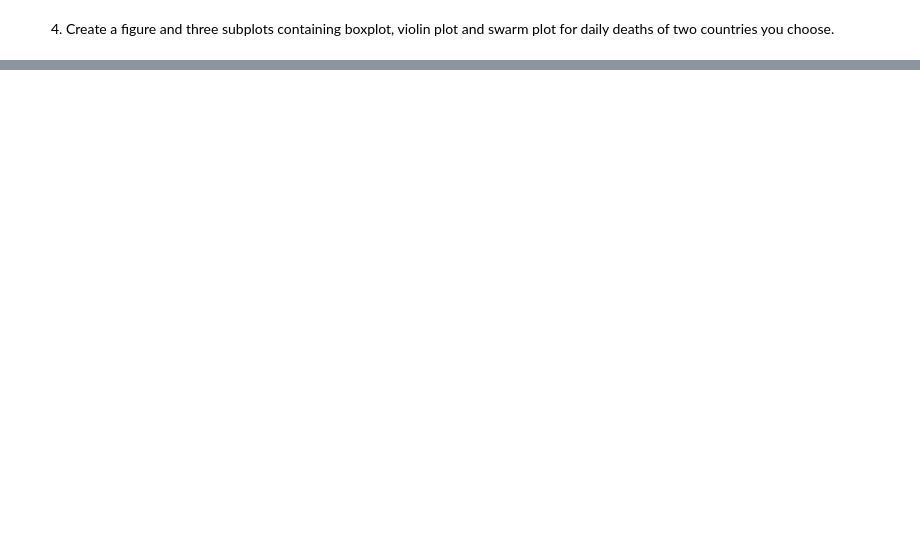
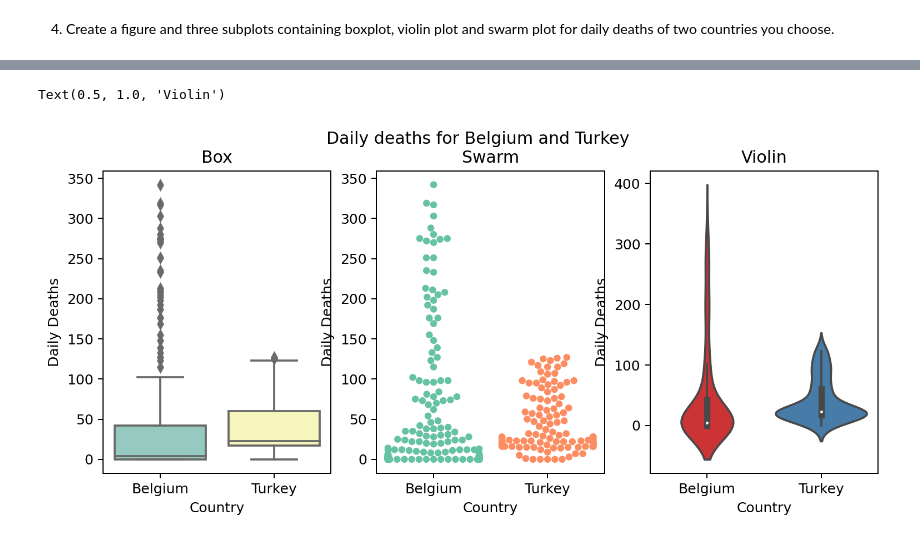
Before and after one commit to fatihbe25/bootrainDS, a Jupyter notebook: 04-Assignments for Visualization/04_06_VisualizationWithSeaborn.ipynb, the cells around one changed output, grey strips where cells are left out. Saved outputs shown, nothing was run; the diff lists cells and outputs as text; code cells hidden in the pictures; blank space fills up the shorter version.

```diff
--- a/04-Assignments for Visualization/04_06_VisualizationWithSeaborn.ipynb
+++ b/04-Assignments for Visualization/04_06_VisualizationWithSeaborn.ipynb
@@ -31,0 +109,30 @@ df = pd.read_csv('owid-covid-data.csv', parse_dates=["date"], low_memory=False)
+# %%
+country1="Belgium" #imput("Enter country 1")
+country2="Turkey" #imput("Enter country 2")
+
+covid_data_by_two_countries=covid_data[covid_data.location.isin([country1,country2])]
+
+fig=plt.figure(figsize=(10,4),dpi=180)
+fig.suptitle("Daily deaths for {} and {}".format(country1,country2))
+
+plt.subplot(1,3,1)
+sns.boxplot(x="location",y="new_deaths",data=covid_data_by_two_countries,palette="Set3")
+plt.xlabel("Country")
+plt.ylabel("Daily Deaths")
+plt.title("Box")
+
+plt.subplot(1,3,2)
+sns.swarmplot(x="location",y="new_deaths",data=covid_data_by_two_countries,palette="Set2")
+plt.xlabel("Country")
+plt.ylabel("Daily Deaths")
+plt.title("Swarm")
+
+
+plt.subplot(1,3,3)
+sns.violinplot(x="location",y="new_deaths",data=covid_data_by_two_countries,palette="Set1")
+plt.xlabel("Country")
+plt.ylabel("Daily Deaths")
+plt.title("Violin")
+# %% [output]
+Text(0.5, 1.0, 'Violin')
+[figure, added]
```
Also changed, not shown: parts of 8 cells of this notebook.
